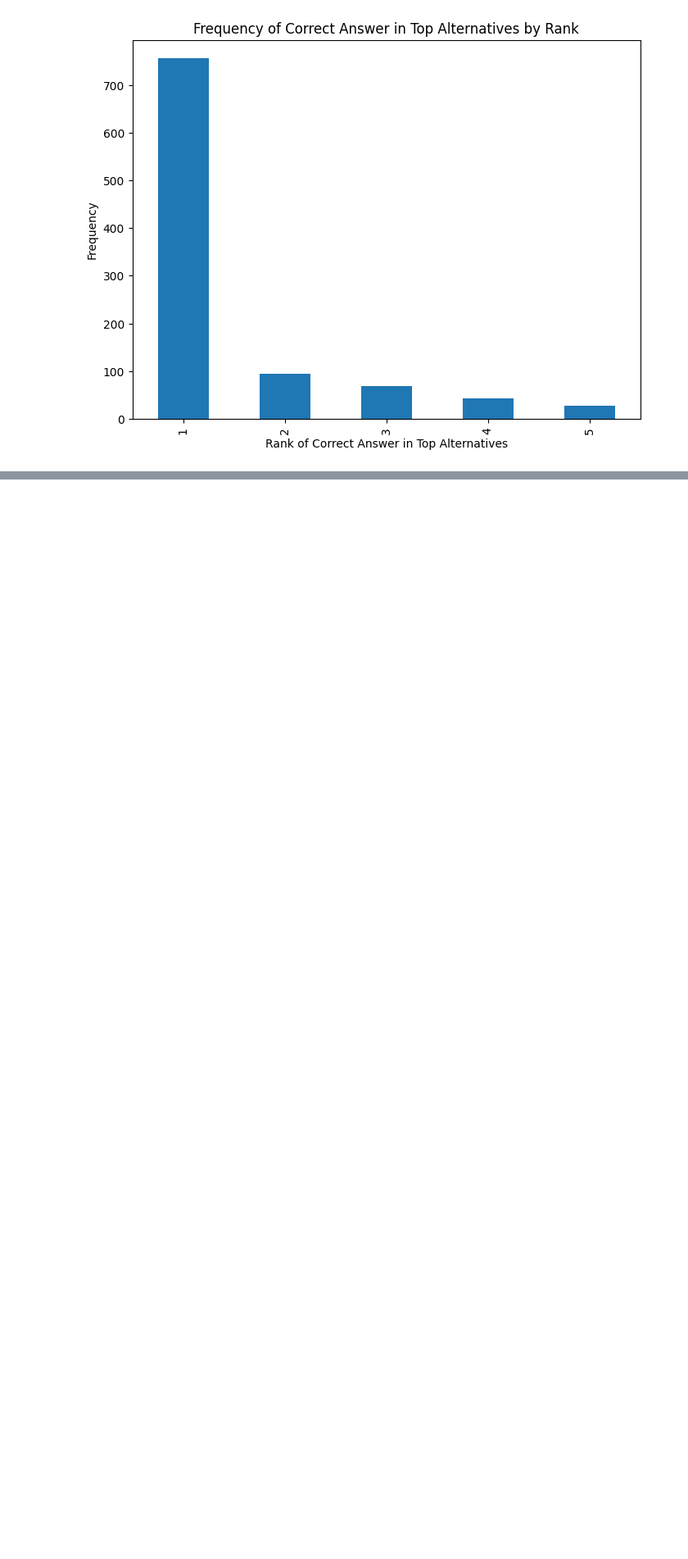
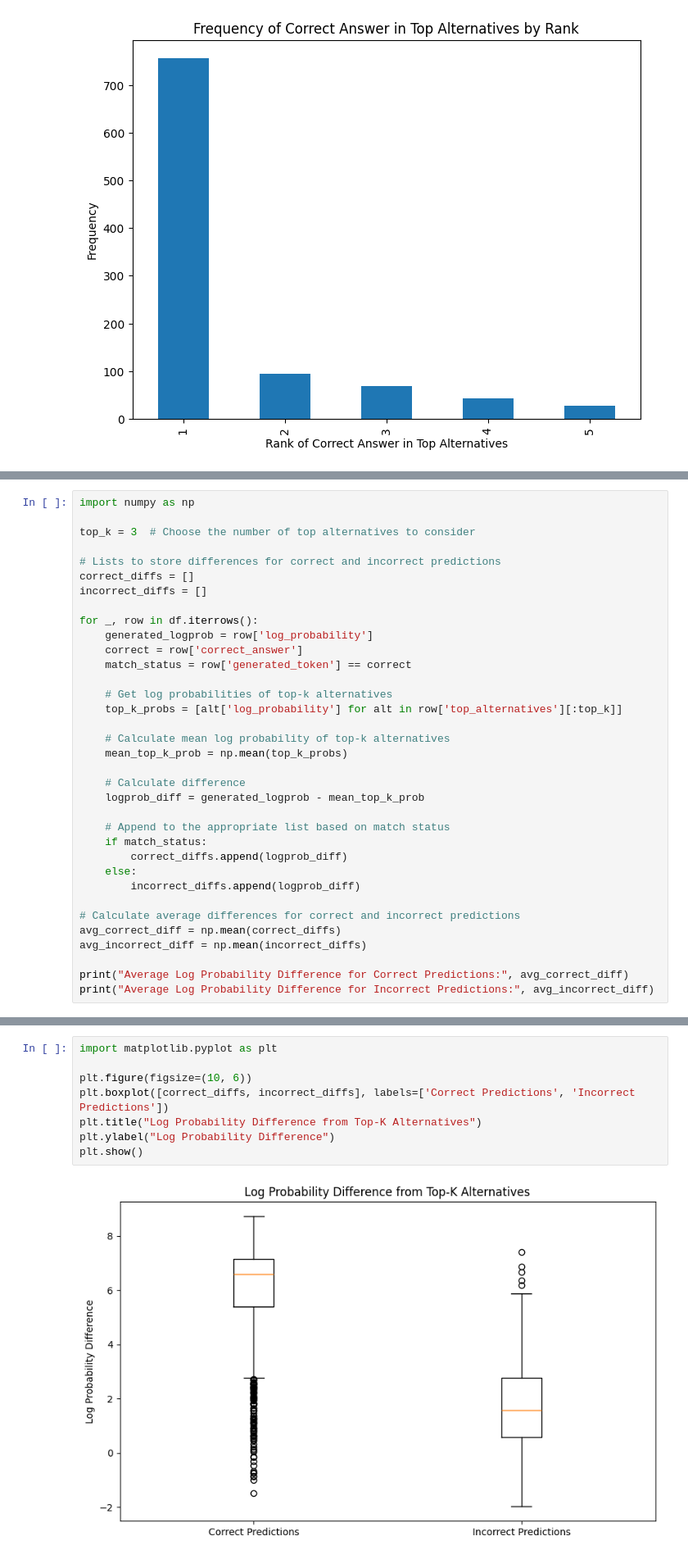
Before and after one commit to moizali01/llm-confidence-study, a Jupyter notebook: Top_logprobs/analysis.ipynb, the cells around one changed output, grey strips where cells are left out. Shown at 82% size. Drawn from its saved outputs; the diff is of its cells as text; blank space fills up the shorter version.

```diff
--- a/Top_logprobs/analysis.ipynb
+++ b/Top_logprobs/analysis.ipynb
@@ -165,0 +166,35 @@ plt.show()
+# %%
+import numpy as np
+
+top_k = 3  # Choose the number of top alternatives to consider
+
+# Lists to store differences for correct and incorrect predictions
+correct_diffs = []
+incorrect_diffs = []
+
+for _, row in df.iterrows():
+    generated_logprob = row['log_probability']
+    correct = row['correct_answer']
+    match_status = row['generated_token'] == correct
+
+    # Get log probabilities of top-k alternatives
+    top_k_probs = [alt['log_probability'] for alt in row['top_alternatives'][:top_k]]
+
+    # Calculate mean log probability of top-k alternatives
+    mean_top_k_prob = np.mean(top_k_probs)
+
+    # Calculate difference
+    logprob_diff = generated_logprob - mean_top_k_prob
+
+    # Append to the appropriate list based on match status
+    if match_status:
+        correct_diffs.append(logprob_diff)
+    else:
+        incorrect_diffs.append(logprob_diff)
+
+# Calculate average differences for correct and incorrect predictions
+avg_correct_diff = np.mean(correct_diffs)
+avg_incorrect_diff = np.mean(incorrect_diffs)
+
+print("Average Log Probability Difference for Correct Predictions:", avg_correct_diff)
+print("Average Log Probability Difference for Incorrect Predictions:", avg_incorrect_diff)
@@ -165,0 +204,10 @@ plt.show()
+# %%
+import matplotlib.pyplot as plt
+
+plt.figure(figsize=(10, 6))
+plt.boxplot([correct_diffs, incorrect_diffs], labels=['Correct Predictions', 'Incorrect Predictions'])
+plt.title("Log Probability Difference from Top-K Alternatives")
+plt.ylabel("Log Probability Difference")
+plt.show()
+# %% [output]
+[figure, added]
```
Also changed, not shown: parts of 4 cells of this notebook.
